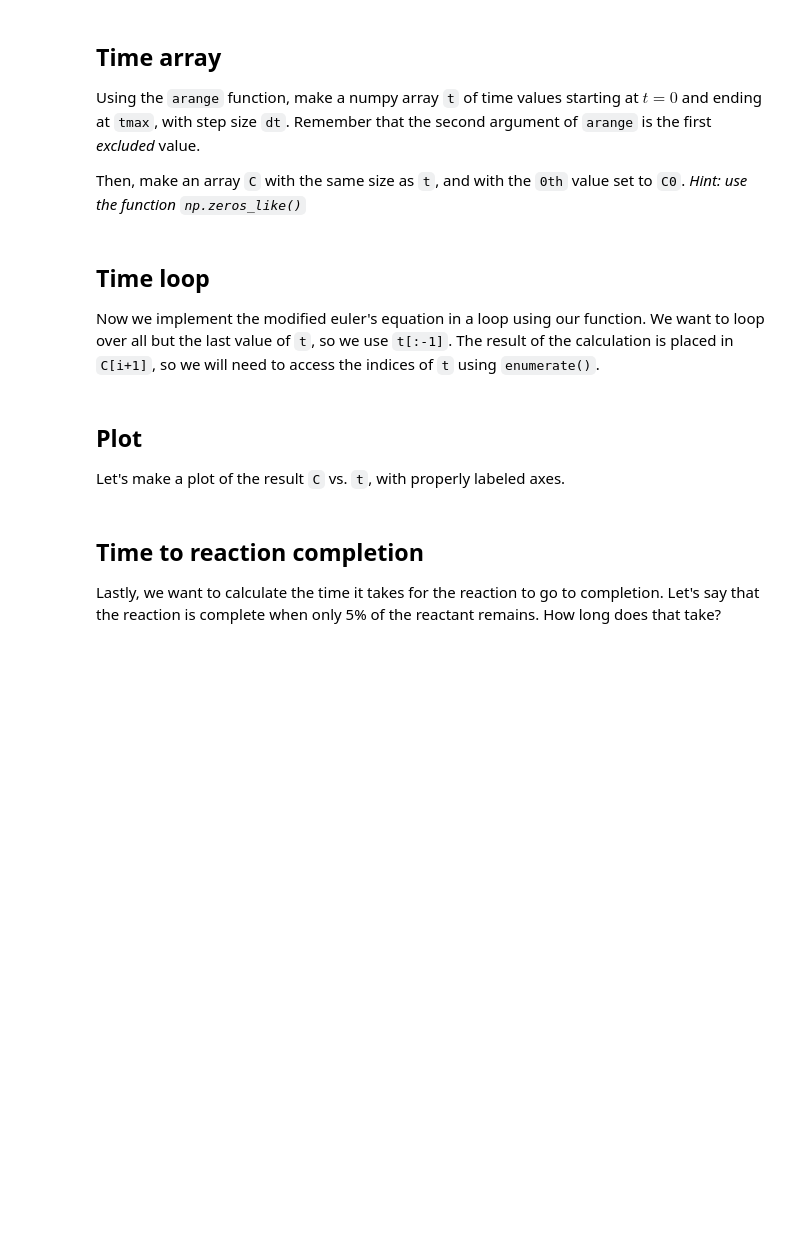
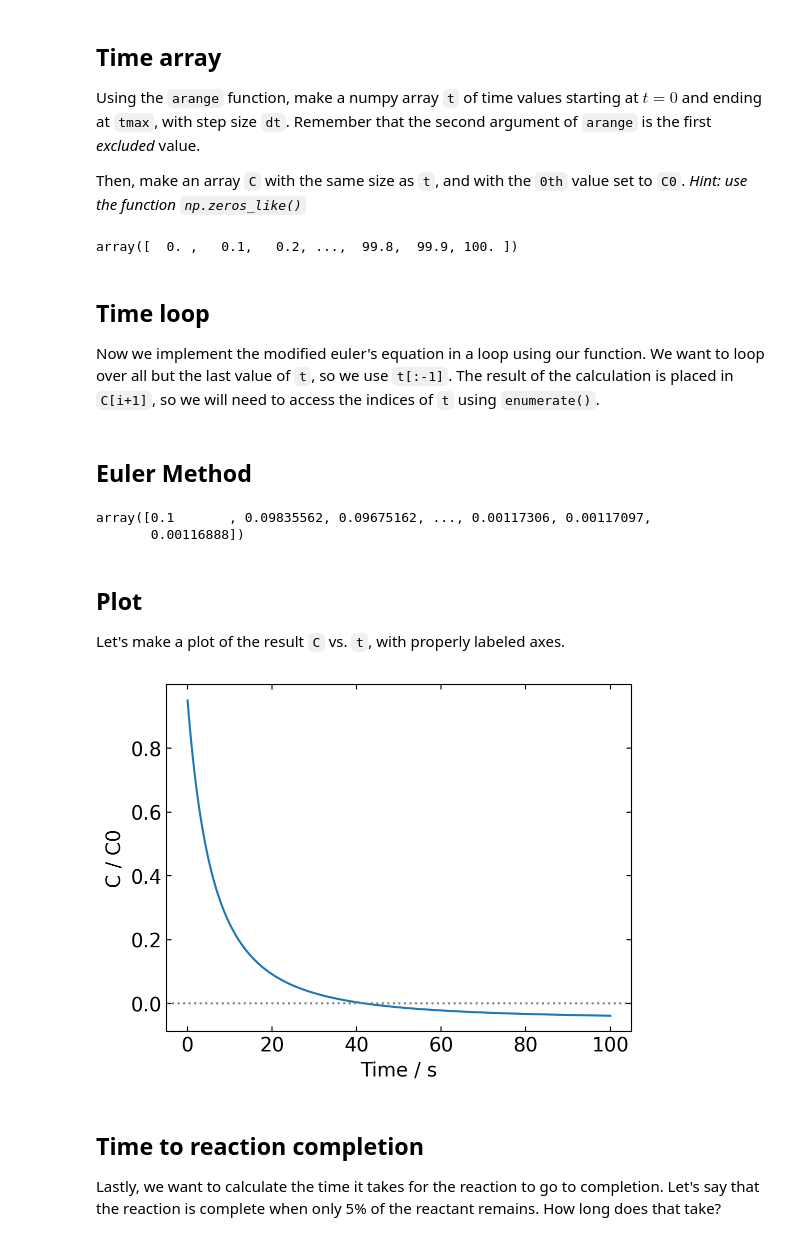
Before and after one commit to scbgroup/python_boot_camp, a Jupyter notebook: python_boot_camp/python_boot_camp_6.ipynb, the cells around one changed output. Cells and saved outputs as stored; diff of their text form; code cells hidden in the pictures; blank space fills up the shorter version.

```diff
--- a/python_boot_camp/python_boot_camp_6.ipynb
+++ b/python_boot_camp/python_boot_camp_6.ipynb
@@ -42,3 +44,8 @@ tmax = 100  # min
 # %% [markdown]
 ## Derivative function
 Write a function `f(t,C)` that will return $\frac{dC}{dt}$ for any value of $t$ and $C$.
+# %%
+def f(t, C):
+    return -k*C**n
+
+f(100,C0)
@@ -47,15 +56,41 @@ Write a function `f(t,C)` that will return $\frac{dC}{dt}$ for any value of $t$
 Using the `arange` function, make a numpy array `t` of time values starting at $t=0$ and ending at `tmax`, with step size `dt`. Remember that the second argument of `arange` is the first *excluded* value.
 
 Then, make an array `C` with the same size as `t`, and with the `0th` value set to `C0`. *Hint: use the function `np.zeros_like()`*
+# %%
+t= arange(0, tmax+dt, dt)
+t
+# %% [output]
+array([  0. ,   0.1,   0.2, ...,  99.8,  99.9, 100. ])
 # %% [markdown]
 ## Time loop
 
 Now we implement the modified euler's equation in a loop using our function. We want to loop over all but the last value of `t`, so we use `t[:-1]`. The result of the  calculation is placed in `C[i+1]`, so we will need to access the indices of `t` using `enumerate()`.
 # %%
 for i, ti in enumerate(t[:-1]):
+# %% [markdown]
+## Euler Method
+# %%
+C = zeros_like(t)
+C[0] = 0.1
+
+for i, ti in enumerate(t[:-1]):
+    C[i+1] = C[i] + dt * f(ti, C[i])  # euler method
+# %%
+C
+# %% [output]
+array([0.1       , 0.09835562, 0.09675162, ..., 0.00117306, 0.00117097,
+       0.00116888])
 # %% [markdown]
 ## Plot
 Let's make a plot of the result `C` vs. `t`, with properly labeled axes.
+# %%
+plot(t, C/C0-0.05)
+xlabel('Time / s')
+ylabel('C / C0')
+axhline(0, ls=":", color="gray")
+show()
+# %% [output]
+[figure, added]
 # %% [markdown]
 ## Time to reaction completion
 Lastly, we want to calculate the time it takes for the reaction to go to completion.  Let's say that the reaction is complete when only 5% of the reactant remains. How long does that take?
```
Also changed, not shown: parts of 3 cells of this notebook, 4 other files.
